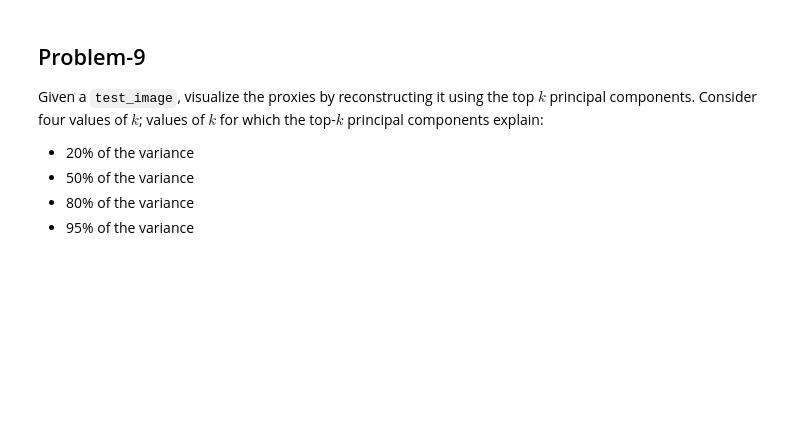
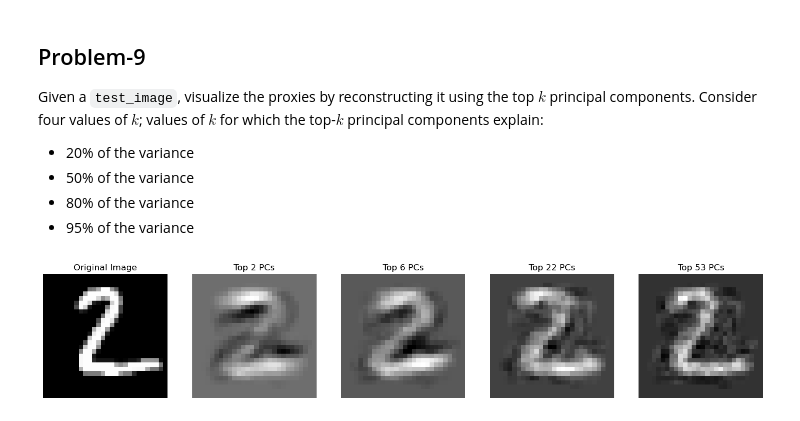
Before and after one commit to kavishbhardwaj/Machine_Learning_Maths, a Jupyter notebook: Week_1_Programming_assignment.ipynb, the cells around one changed output. Cells and saved outputs as stored; diff of their text form; code cells hidden in the pictures; blank space fills up the shorter version.

```diff
--- a/Week_1_Programming_assignment.ipynb
+++ b/Week_1_Programming_assignment.ipynb
@@ -115,0 +326,49 @@ Given a `test_image`, visualize the proxies  by reconstructing it using the top
+# %%
+import numpy as np
+import matplotlib.pyplot as plt
+
+# Assuming X_prime is your centered data and test_image is your selected test image
+
+# Compute the covariance matrix
+C = np.cov(X_prime, rowvar=False)
+
+# Compute eigenvalues and eigenvectors
+eigenvalues, eigenvectors = np.linalg.eigh(C)
+
+# Sort eigenvectors by descending eigenvalues
+sorted_indices = np.argsort(eigenvalues)[::-1]
+sorted_eigenvectors = eigenvectors[:, sorted_indices]
+sorted_eigenvalues = eigenvalues[sorted_indices]
+
+# Calculate total variance and cumulative variance
+total_variance = np.sum(sorted_eigenvalues)
+cumulative_variance = np.cumsum(sorted_eigenvalues) / total_variance
+
+# Thresholds for explained variance
+thresholds = [0.20, 0.50, 0.80, 0.95]
+k_values = [np.argmax(cumulative_variance >= t) + 1 for t in thresholds]
+
+# Function to reconstruct image from top k components
+def reconstruct_image(k, eigenvectors, mean_image, image):
+    top_k_eigenvectors = eigenvectors[:, :k]
+    image_projected = np.dot(image - mean_image, top_k_eigenvectors)
+    reconstructed = np.dot(image_projected, top_k_eigenvectors.T) + mean_image
+    return reconstructed.reshape(28, 28)
+
+# Reconstruct the image for each k
+reconstructed_images = [reconstruct_image(k, sorted_eigenvectors, X_prime.mean(axis=0), test_image) for k in k_values]
+
+# Plot the original and each reconstructed image
+fig, axes = plt.subplots(1, len(k_values) + 1, figsize=(18, 4))  # Adjust subplot setup
+axes[0].imshow(test_image.reshape(28, 28), cmap='gray')  # Show the original image
+axes[0].set_title('Original Image')
+axes[0].axis('off')
+
+for ax, img, k in zip(axes[1:], reconstructed_images, k_values):
+    ax.imshow(img, cmap='gray')
+    ax.set_title(f'Top {k} PCs')
+    ax.axis('off')
+
+plt.show()
+# %% [output]
+[figure, added]
```
Also changed, not shown: parts of 20 cells of this notebook, 1 other file.
